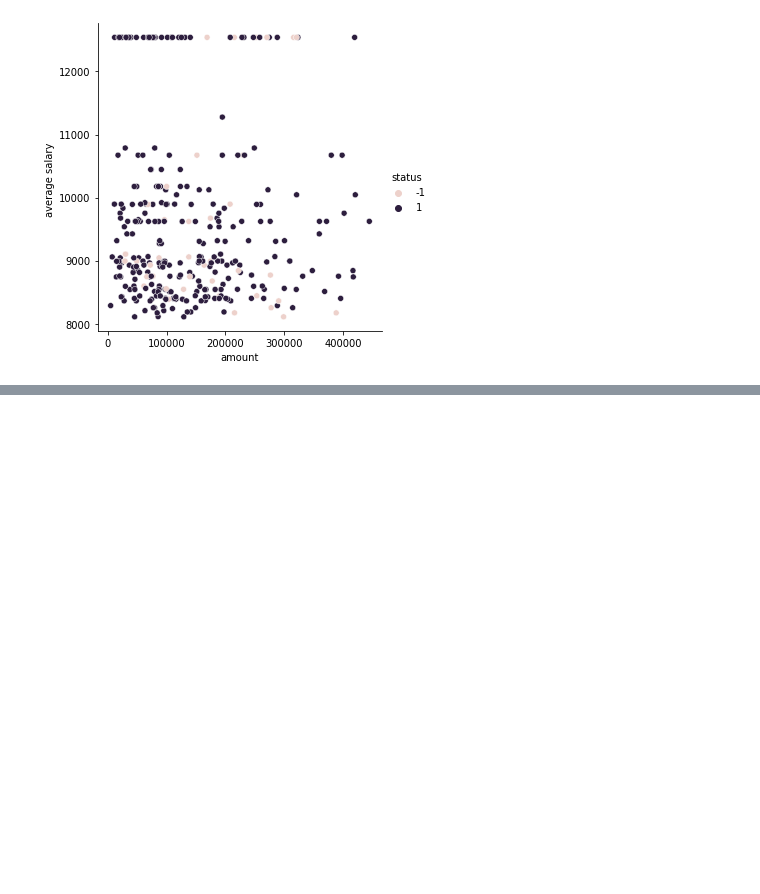
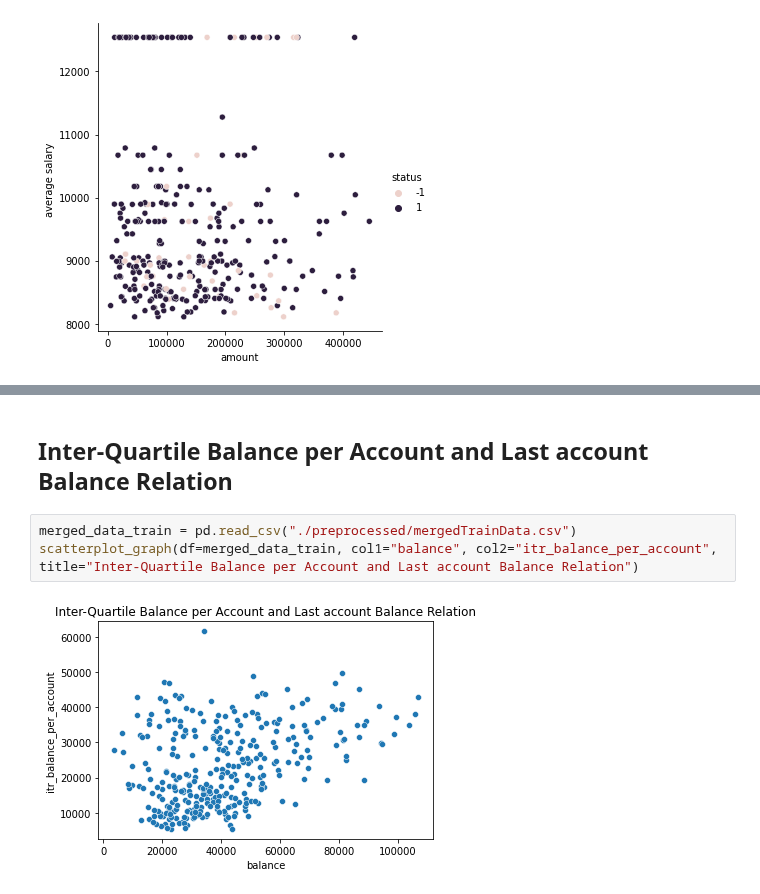
Before and after one commit to 2dukes/PROJ_AC_2122, a Jupyter notebook: dataUnderstanding.ipynb, the cells around one changed output, grey strips where cells are left out. Cells and saved outputs as stored; diff of their text form; blank space fills up the shorter version.

```diff
--- a/dataUnderstanding.ipynb
+++ b/dataUnderstanding.ipynb
@@ -46,0 +64,7 @@ sns.relplot(x="amount", y="average salary ", hue="status", data=df);
+# %% [markdown]
+## Inter-Quartile Balance per Account and Last account Balance Relation
+# %%
+merged_data_train = pd.read_csv("./preprocessed/mergedTrainData.csv")
+scatterplot_graph(df=merged_data_train, col1="balance", col2="itr_balance_per_account", title="Inter-Quartile Balance per Account and Last account Balance Relation")
+# %% [output]
+[figure, added]
```
Also changed, not shown: parts of 5 cells of this notebook, 10 other files.
